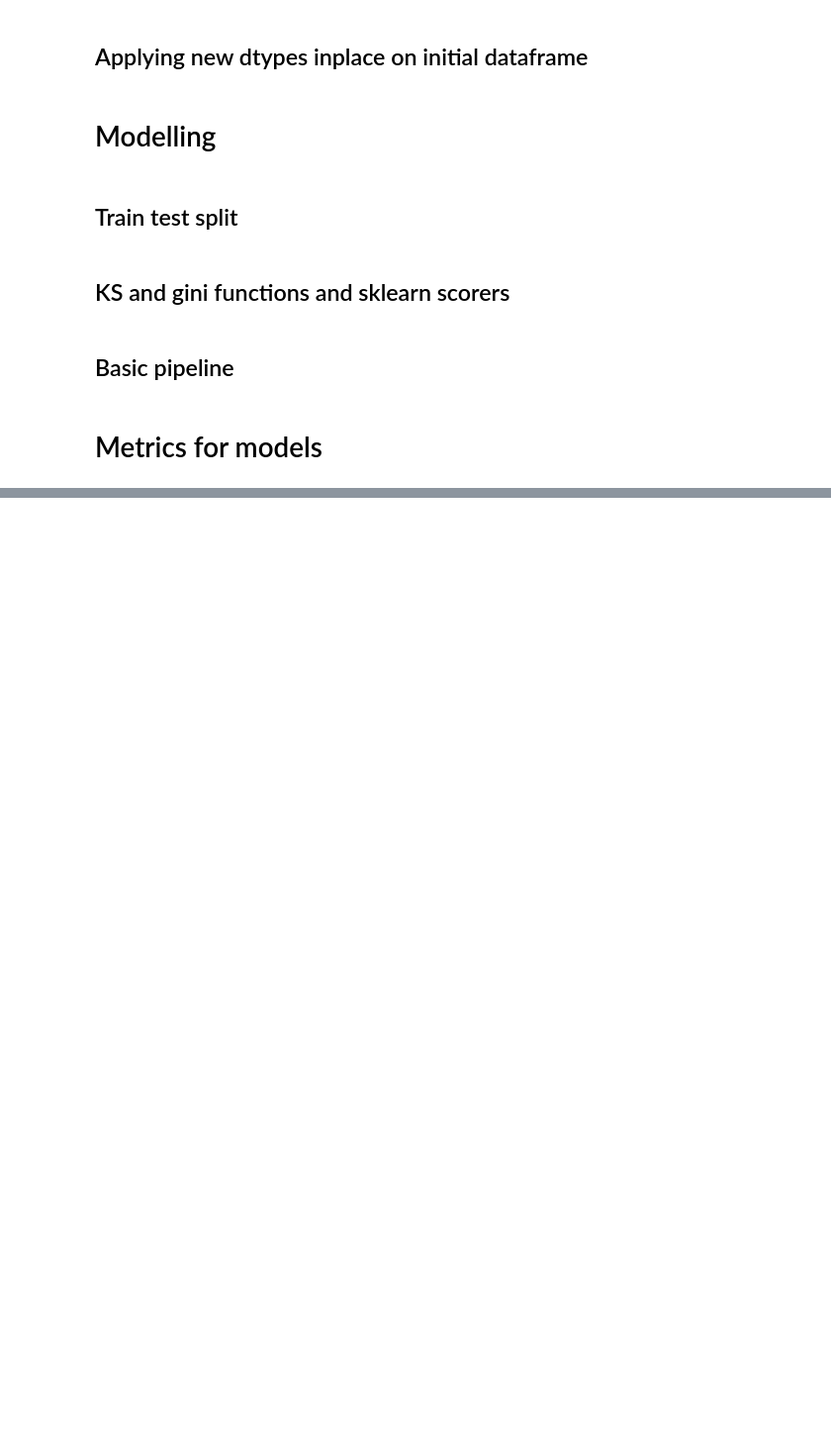
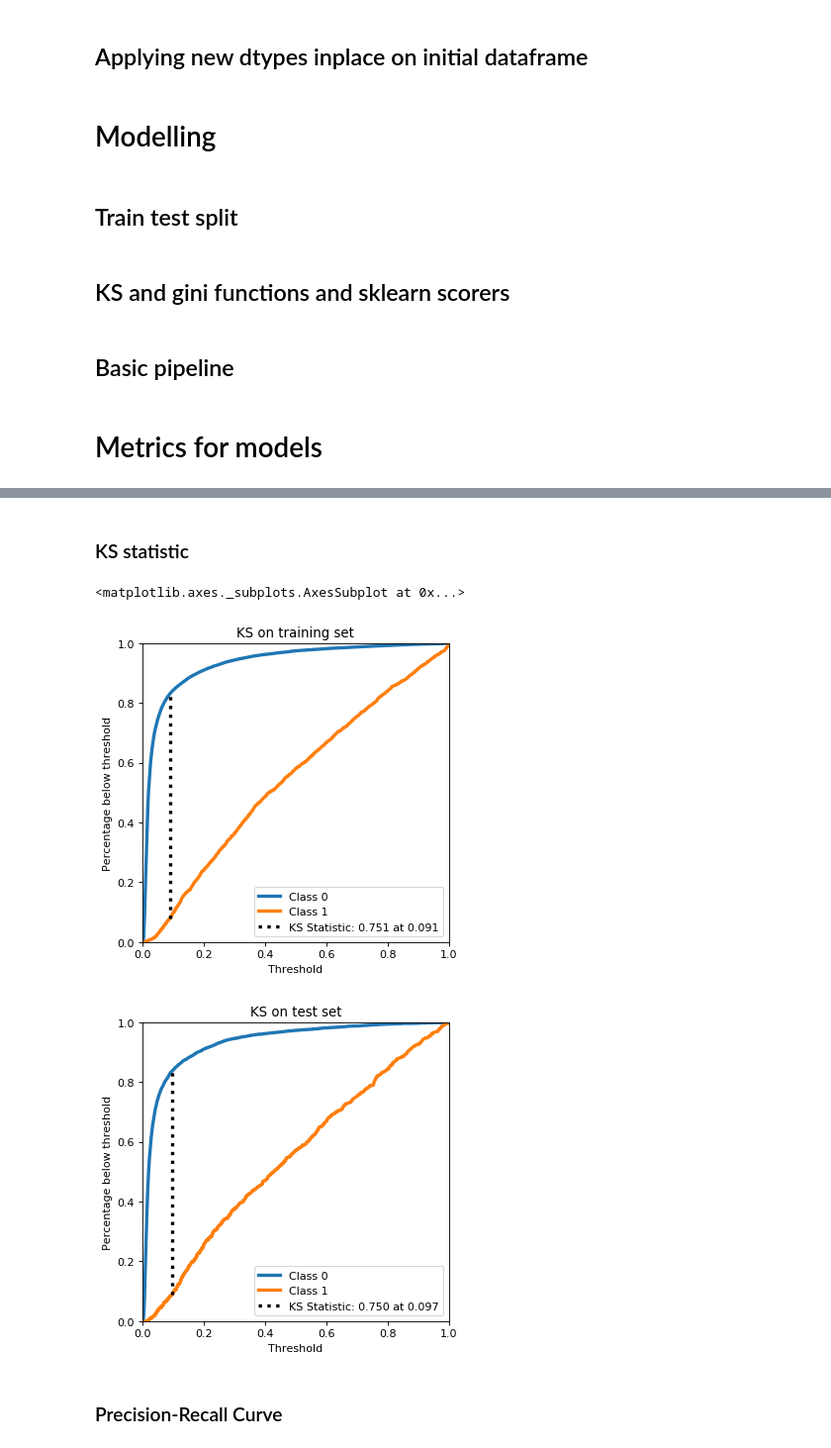
Before and after one commit to marcospiau/BankMarketingDataSet, a Jupyter notebook: notebooks/BankMarketingDataSet_v1.ipynb, the cells around one changed output, grey strips where cells are left out. Shown at 99% size. Drawn from its saved outputs; the diff is of its cells as text; code cells hidden in the pictures; blank space fills up the shorter version.

```diff
--- a/notebooks/BankMarketingDataSet_v1.ipynb
+++ b/notebooks/BankMarketingDataSet_v1.ipynb
@@ -369,0 +401,11 @@ plt.hist(gs.predict_proba(X_train)[:,1])
+# %% [markdown]
+### KS statistic
+# %%
+skplt.metrics.plot_ks_statistic(y_train, gs.predict_proba(X_train), title='KS on training set')
+skplt.metrics.plot_ks_statistic(y_test, gs.predict_proba(X_test), title='KS on test set')
+# %% [output]
+<matplotlib.axes._subplots.AxesSubplot at 0x...>
+[figure, added]
+[figure, added]
+# %% [markdown]
+### Precision-Recall Curve
```
Also changed, not shown: parts of 49 cells of this notebook.
